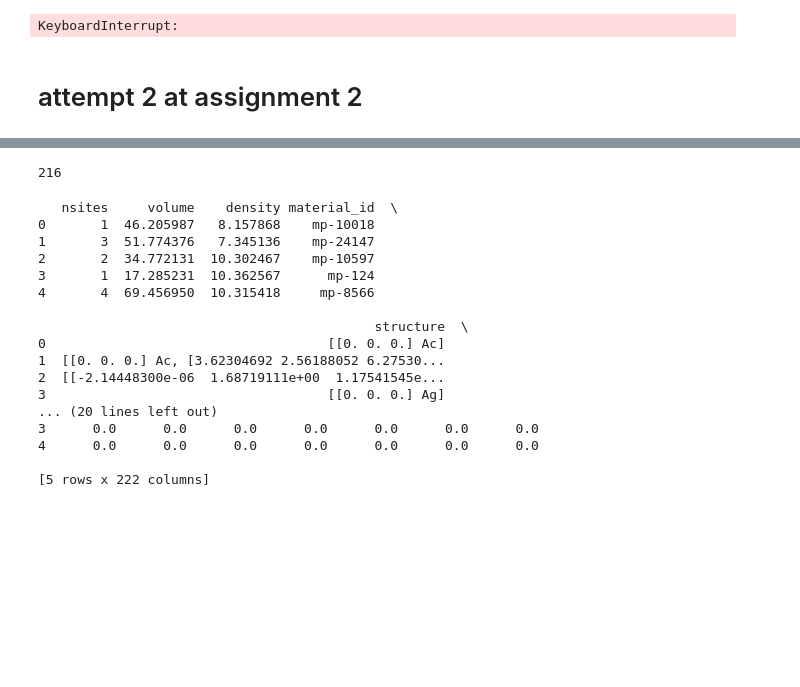
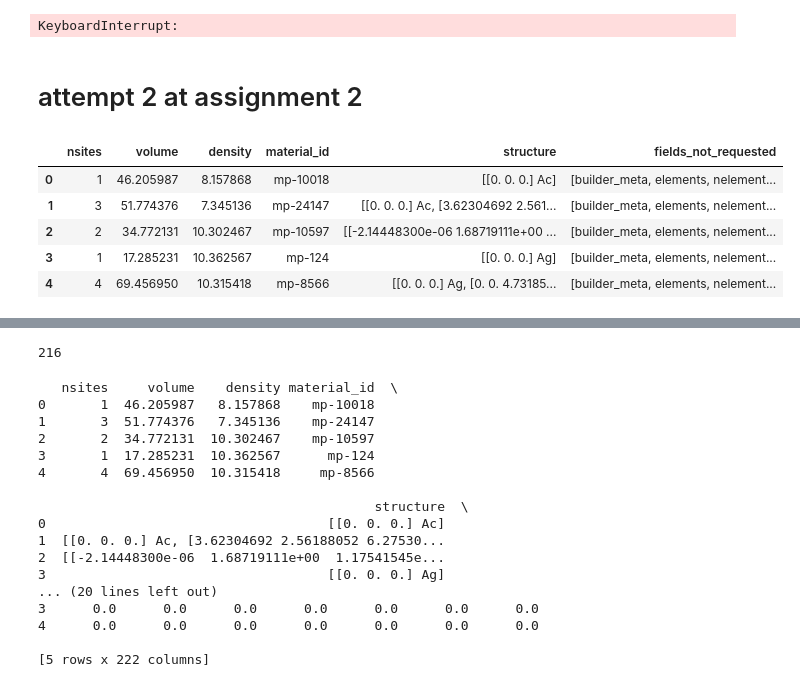
Before and after one commit to coenradtt/ML4MSD-HW-CoenradtT, a Jupyter notebook: Homework4/hw4_responses.ipynb, the cells around one changed output, grey strips where cells are left out. Cells and saved outputs as stored; diff of their text form; code cells hidden in the pictures; blank space fills up the shorter version.

```diff
--- a/Homework4/hw4_responses.ipynb
+++ b/Homework4/hw4_responses.ipynb
@@ -402,3 +433,12 @@ mpids = pd.DataFrame.from_records(flattened)
 
 # drop columns that are all NaN
 mpids = mpids.dropna(axis=1, how='all')
+# %%
+mpids.head()
+# %% [output]
+|  | nsites | volume | density | material_id | structure | fields_not_requested |
+| 0 | 1 | 46.205987 | 8.157868 | mp-10018 | [[0. 0. 0.] Ac] | [builder_meta, elements, nelement... |
+| 1 | 3 | 51.774376 | 7.345136 | mp-24147 | [[0. 0. 0.] Ac, [3.62304692 2.561... | [builder_meta, elements, nelement... |
+| 2 | 2 | 34.772131 | 10.302467 | mp-10597 | [[-2.14448300e-06 1.68719111e+00 ... | [builder_meta, elements, nelement... |
+| 3 | 1 | 17.285231 | 10.362567 | mp-124 | [[0. 0. 0.] Ag] | [builder_meta, elements, nelement... |
+| 4 | 4 | 69.456950 | 10.315418 | mp-8566 | [[0. 0. 0.] Ag, [0. 0. 4.73185... | [builder_meta, elements, nelement... |
```
Also changed, not shown: parts of 7 cells of this notebook, 44 other files.
